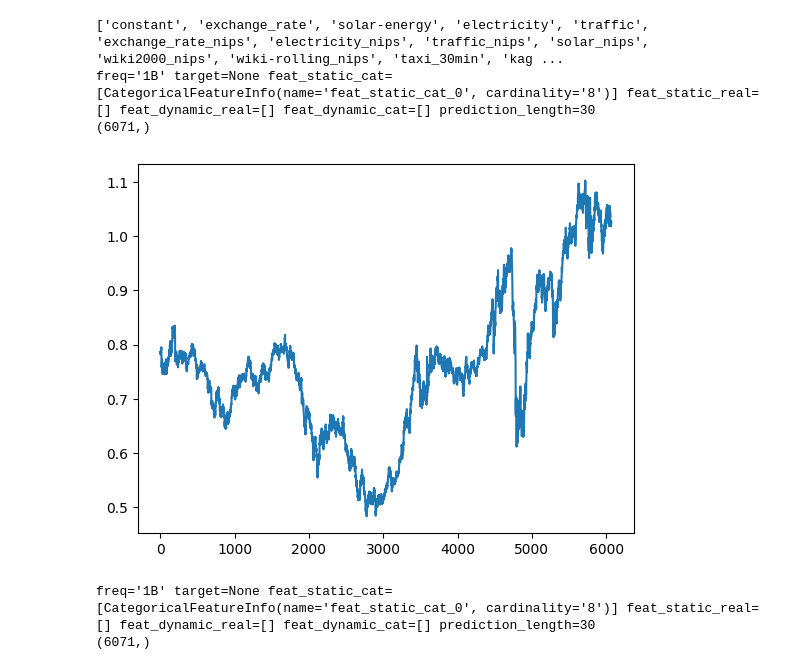
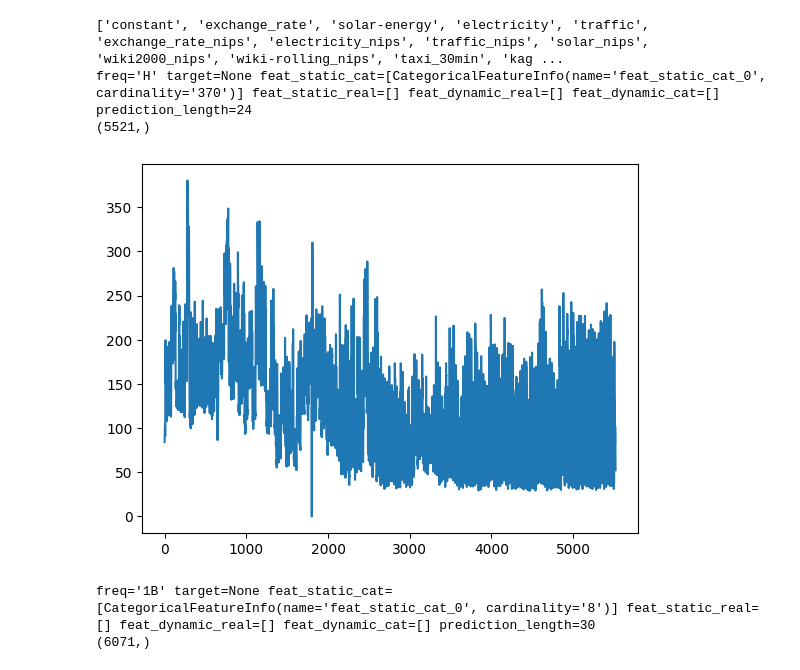
Before and after one commit to KevinRojas1499/variational-sb, a Jupyter notebook: time_series.ipynb, the cells around one changed output. Saved outputs shown, nothing was run; the diff lists cells and outputs as text; code cells hidden in the pictures.

```diff
--- a/time_series.ipynb
+++ b/time_series.ipynb
@@ -8,20 +8,20 @@ import numpy as np
 # %%
 from gluonts.dataset.repository import get_dataset, dataset_names
 
 print(dataset_names)
-dataset = get_dataset('exchange_rate')
+dataset = get_dataset('electricity_nips')
 entry = next(iter(dataset.train))
 print(dataset.metadata)
 data_dim = dataset.metadata.feat_static_cat[0].cardinality
 target = entry['target']
 print(target.shape)
 plt.plot(np.arange(target.shape[0]),target)
 plt.show()
 # %% [output]
 ['constant', 'exchange_rate', 'solar-energy', 'electricity', 'traffic', 'exchange_rate_nips', 'electricity_nips', 'traffic_nips', 'solar_nips', 'wiki2000_nips', 'wiki-rolling_nips', 'taxi_30min', 'kag ...
-freq='1B' target=None feat_static_cat=[CategoricalFeatureInfo(name='feat_static_cat_0', cardinality='8')] feat_static_real=[] feat_dynamic_real=[] feat_dynamic_cat=[] prediction_length=30
-(6071,)
+freq='H' target=None feat_static_cat=[CategoricalFeatureInfo(name='feat_static_cat_0', cardinality='370')] feat_static_real=[] feat_dynamic_real=[] feat_dynamic_cat=[] prediction_length=24
+(5521,)
-[figure, old version]
+[figure, new version]
 # %%
 entry = next(iter(dataset.train))
 print(dataset.metadata)
```
Also changed, not shown: parts of 2 cells of this notebook, 10 other files.
